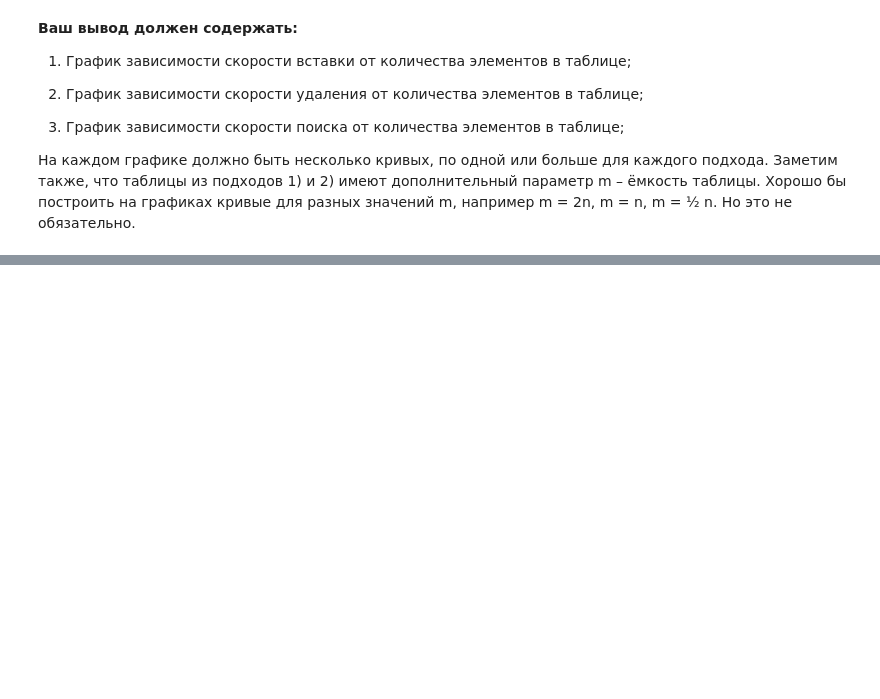
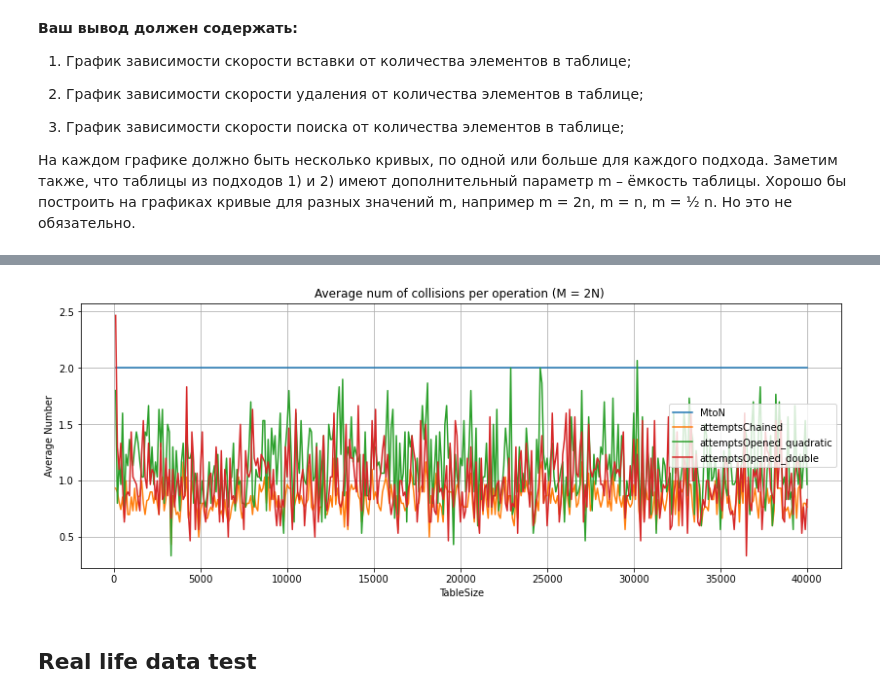
Before and after one commit to CodeSopranos/hashing-algorithms, a Jupyter notebook: report.ipynb, the cells around one changed output, grey strips where cells are left out. Cells and saved outputs as stored; diff of their text form; code cells hidden in the pictures; blank space fills up the shorter version.

```diff
--- a/report.ipynb
+++ b/report.ipynb
@@ -66,0 +146,14 @@ import matplotlib.pyplot as plt
+# %%
+col = ['MtoN', 'attemptsChained',  'attemptsOpened_quadratic', 'attemptsOpened_double']
+performanceStringM2N.plot(x='TableSize',
+                           y=col,
+                           grid=True,
+                           figsize=(14, 5)
+                           )
+plt.title('Average num of collisions per operation (M = %dN) '%(performanceStringM2N['MtoN'].iloc[0]))
+plt.ylabel('Average Number')
+pass
+# %% [output]
+[figure, added]
+# %% [markdown]
+## Real life data test
```
Also changed, not shown: parts of 11 cells of this notebook, 20 other files.
